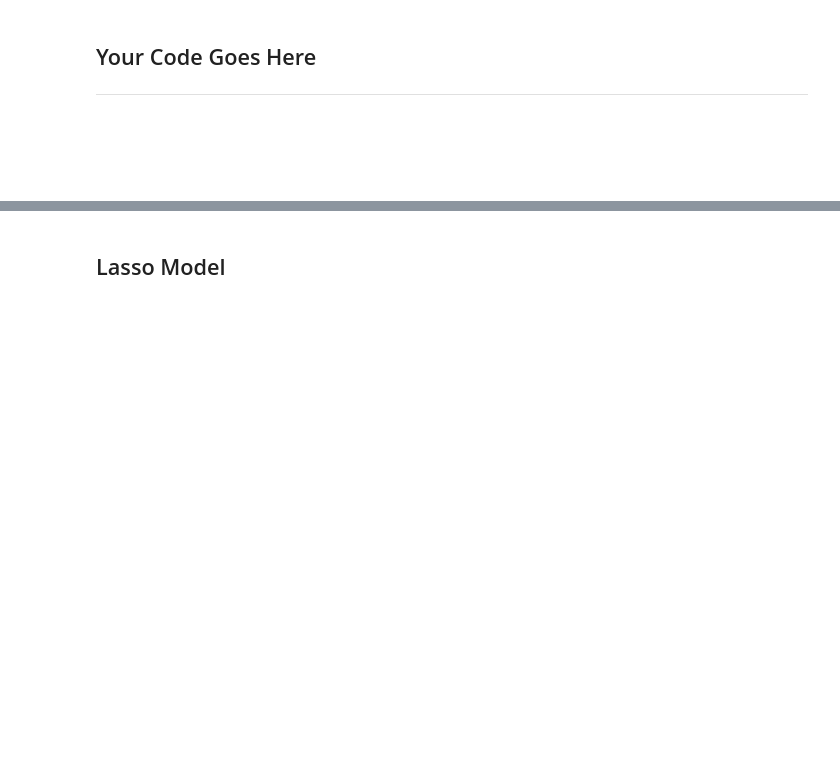
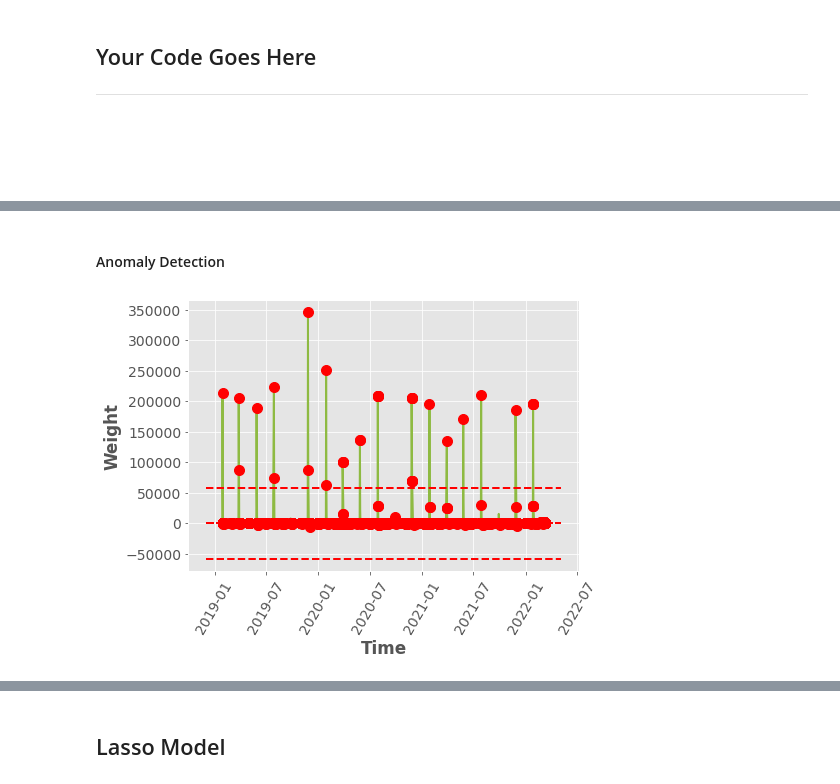
Before and after one commit to valli180/Gold_price_prediction, a Jupyter notebook: lab3_edited.ipynb, the cells around one changed output, grey strips where cells are left out. Saved outputs shown, nothing was run; the diff lists cells and outputs as text; code cells hidden in the pictures; blank space fills up the shorter version.

```diff
--- a/lab3_edited.ipynb
+++ b/lab3_edited.ipynb
@@ -184,0 +246,21 @@ y_test = y[t:]
+# %% [markdown]
+#### Anomaly Detection
+# %%
+# Find outliers
+resid = Df - Df.rolling(5).median()
+stdev = resid.std().to_numpy()
+upper_lim = 1.96 * stdev
+lower_lim = -1.96 * stdev
+outliers = np.where((resid > upper_lim) | (resid < lower_lim))[0]
+# Plot
+def outlier_plot(df, outliers, lower_lim, upper_lim):
+    fig = plt.figure(figsize=(7, 5))
+    plt.plot(df)
+    xlim = plt.xlim()
+    plt.plot(xlim, [lower_lim] * 2, "--r")
+    plt.plot(xlim, [upper_lim] * 2, "--r")
+    plt.plot(df.iloc[outliers], 'ro', ms=10)
+    plt.xlabel("Time"), plt.xticks(rotation=60), plt.ylabel("Weight")
+outlier_plot(resid, outliers, lower_lim, upper_lim)
+# %% [output]
+[figure, added]
```
Also changed, not shown: parts of 22 cells of this notebook.
